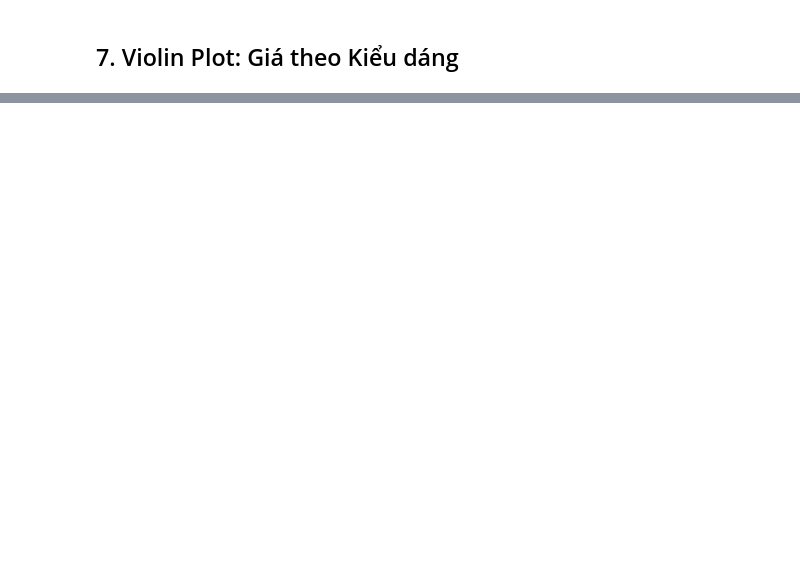
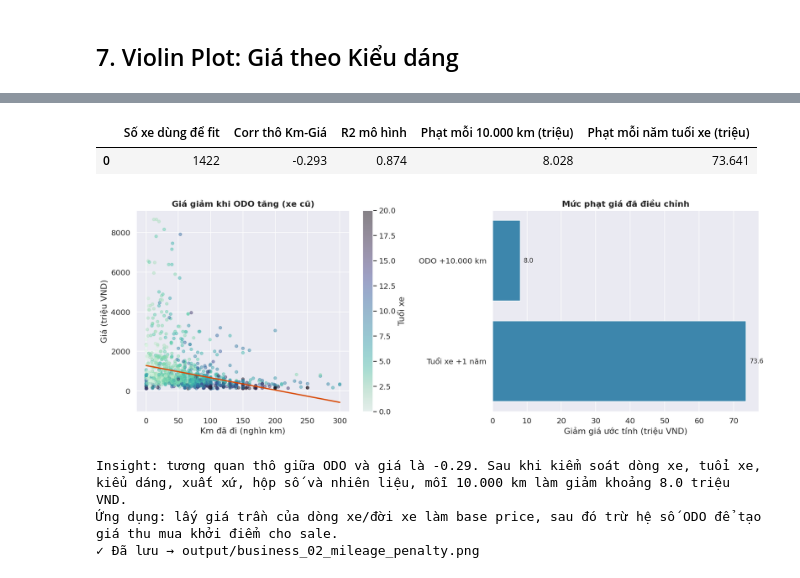
Before and after one commit to tawae/Car_Data_Analysis, a Jupyter notebook: notebooks/01_eda.ipynb, the cells around one changed output, grey strips where cells are left out. Drawn from its saved outputs; the diff is of its cells as text; code cells hidden in the pictures; blank space fills up the shorter version.

Commit message:
add insight

```diff
--- a/notebooks/01_eda.ipynb
+++ b/notebooks/01_eda.ipynb
@@ -222,0 +403,35 @@ print(f'✓ Đã lưu → output/eda_06_violin_style.png')
+# %%
+mileage_summary, mileage_data = compute_mileage_penalty(df)
+
+summary_display = pd.DataFrame([{
+    'Số xe dùng để fit': mileage_summary['n'],
+    'Corr thô Km-Giá': mileage_summary['raw_corr_km_price'],
+    'R2 mô hình': mileage_summary['r2'],
+    'Phạt mỗi 10.000 km (triệu)': mileage_summary['penalty_million_per_10k'],
+    'Phạt mỗi năm tuổi xe (triệu)': mileage_summary['penalty_million_per_year_age'],
+}])
+display(summary_display.round(3))
+
+plot_mileage_penalty(
+    mileage_data,
+    mileage_summary,
+    OUTPUT_DIR / 'business_02_mileage_penalty.png',
+)
+
+print(
+    f"Insight: tương quan thô giữa ODO và giá là {mileage_summary['raw_corr_km_price']:.2f}. "
+    f"Sau khi kiểm soát dòng xe, tuổi xe, kiểu dáng, xuất xứ, hộp số và nhiên liệu, "
+    f"mỗi 10.000 km làm giảm khoảng {mileage_summary['penalty_million_per_10k']:.1f} triệu VND."
+)
+print(
+    'Ứng dụng: lấy giá trần của dòng xe/đời xe làm base price, sau đó trừ hệ số ODO '
+    'để tạo giá thu mua khởi điểm cho sale.'
+)
+print('✓ Đã lưu → output/business_02_mileage_penalty.png')
+# %% [output]
+|  | Số xe dùng để fit | Corr thô Km-Giá | R2 mô hình | Phạt mỗi 10.000 km (triệu) | Phạt mỗi năm tuổi xe (triệu) |
+| 0 | 1422 | -0.293 | 0.874 | 8.028 | 73.641 |
+[figure, added]
+Insight: tương quan thô giữa ODO và giá là -0.29. Sau khi kiểm soát dòng xe, tuổi xe, kiểu dáng, xuất xứ, hộp số và nhiên liệu, mỗi 10.000 km làm giảm khoảng 8.0 triệu VND.
+Ứng dụng: lấy giá trần của dòng xe/đời xe làm base price, sau đó trừ hệ số ODO để tạo giá thu mua khởi điểm cho sale.
+✓ Đã lưu → output/business_02_mileage_penalty.png
```
Also changed, not shown: parts of 17 cells of this notebook, 8 other files.
